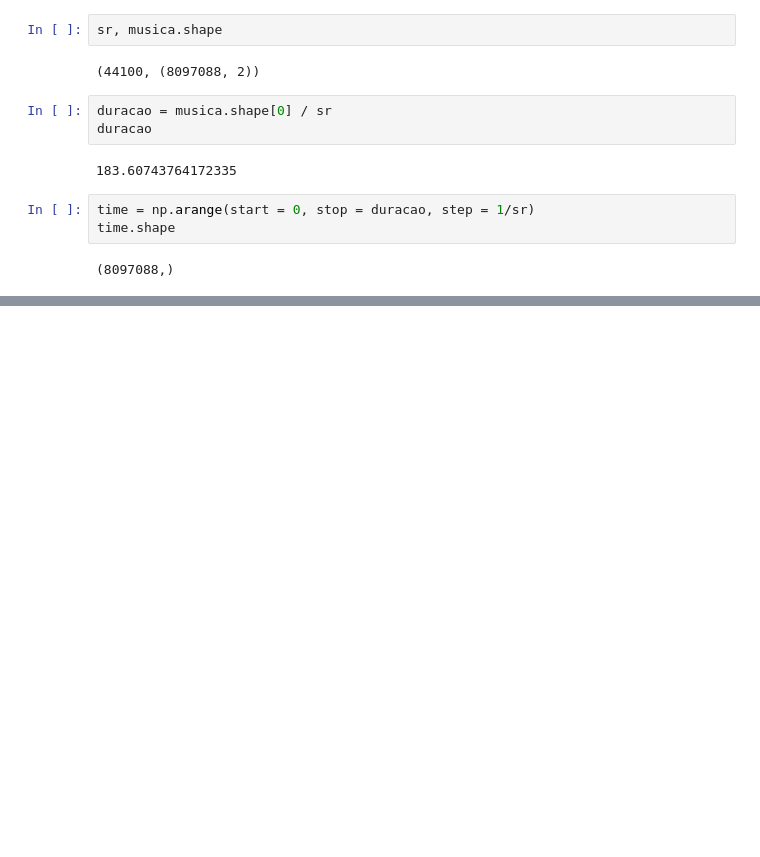
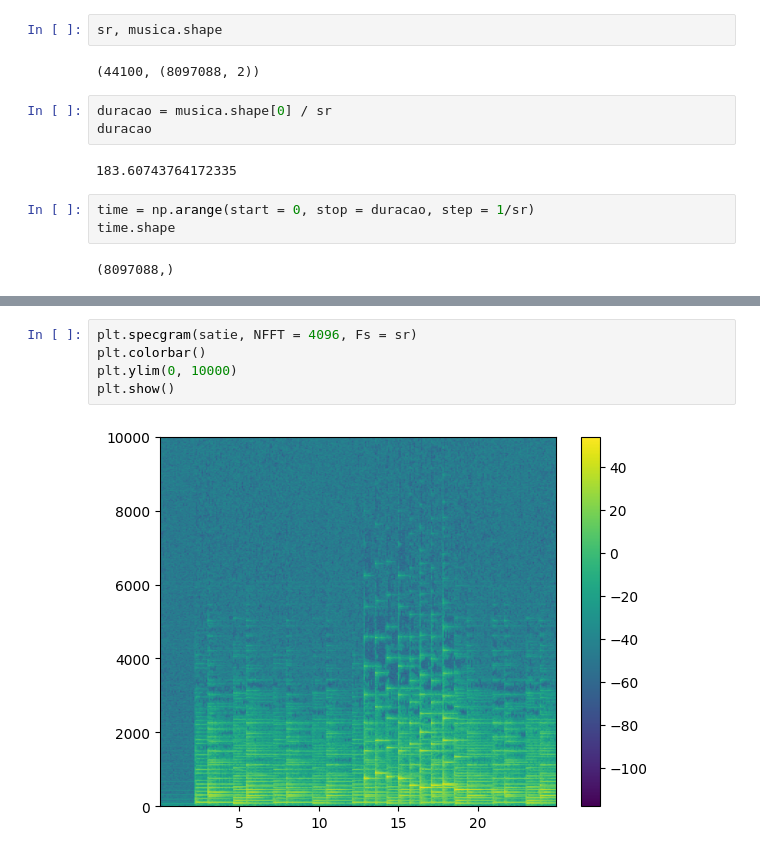
Before and after one commit to andresroliveira/FourierAnalysis, a Jupyter notebook: notebook.ipynb, the cells around one changed output, grey strips where cells are left out. Drawn from its saved outputs; the diff is of its cells as text; blank space fills up the shorter version.

```diff
--- a/notebook.ipynb
+++ b/notebook.ipynb
@@ -140,0 +142,7 @@ plt.show()
+# %%
+plt.specgram(satie, NFFT = 4096, Fs = sr)
+plt.colorbar()
+plt.ylim(0, 10000)
+plt.show()
+# %% [output]
+[figure, added]
```
Also changed, not shown: parts of 1 cell of this notebook.
